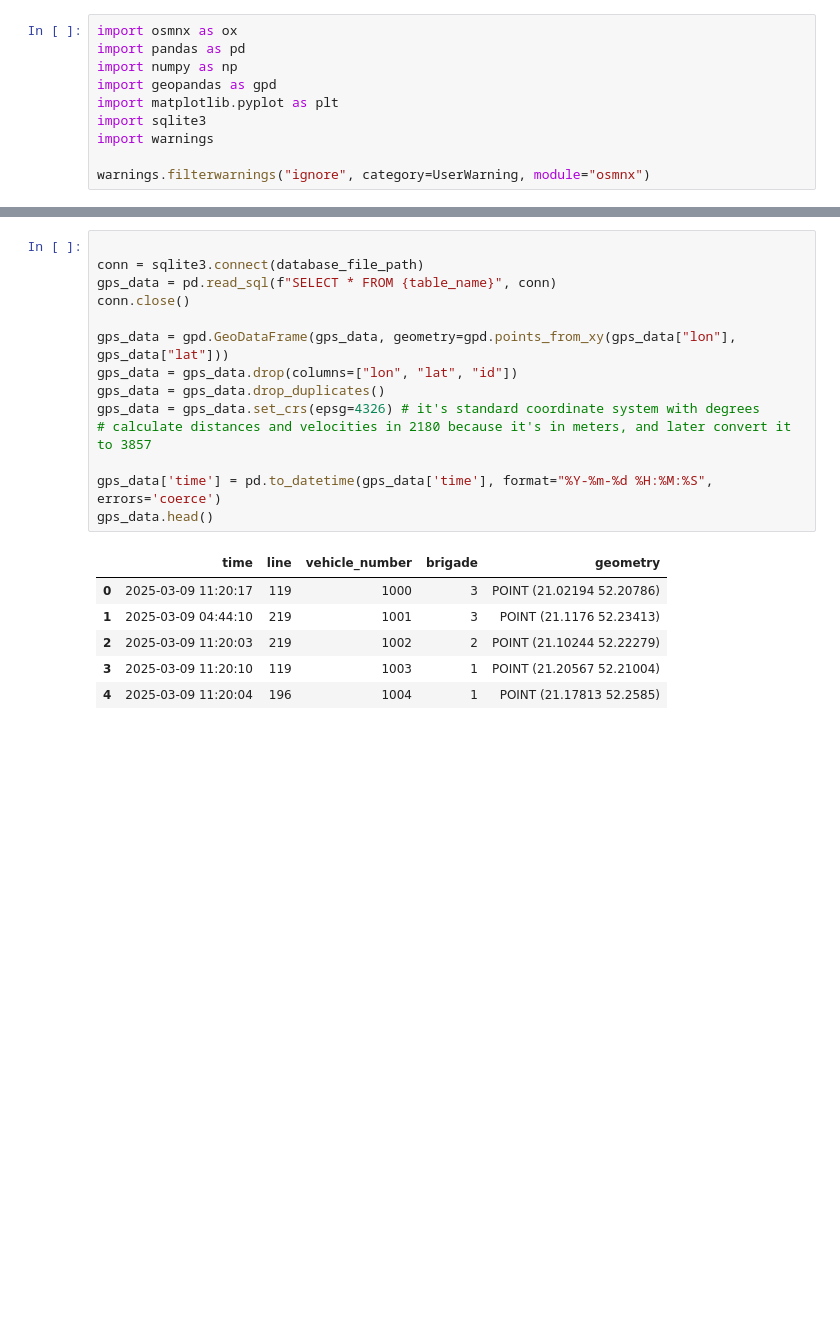
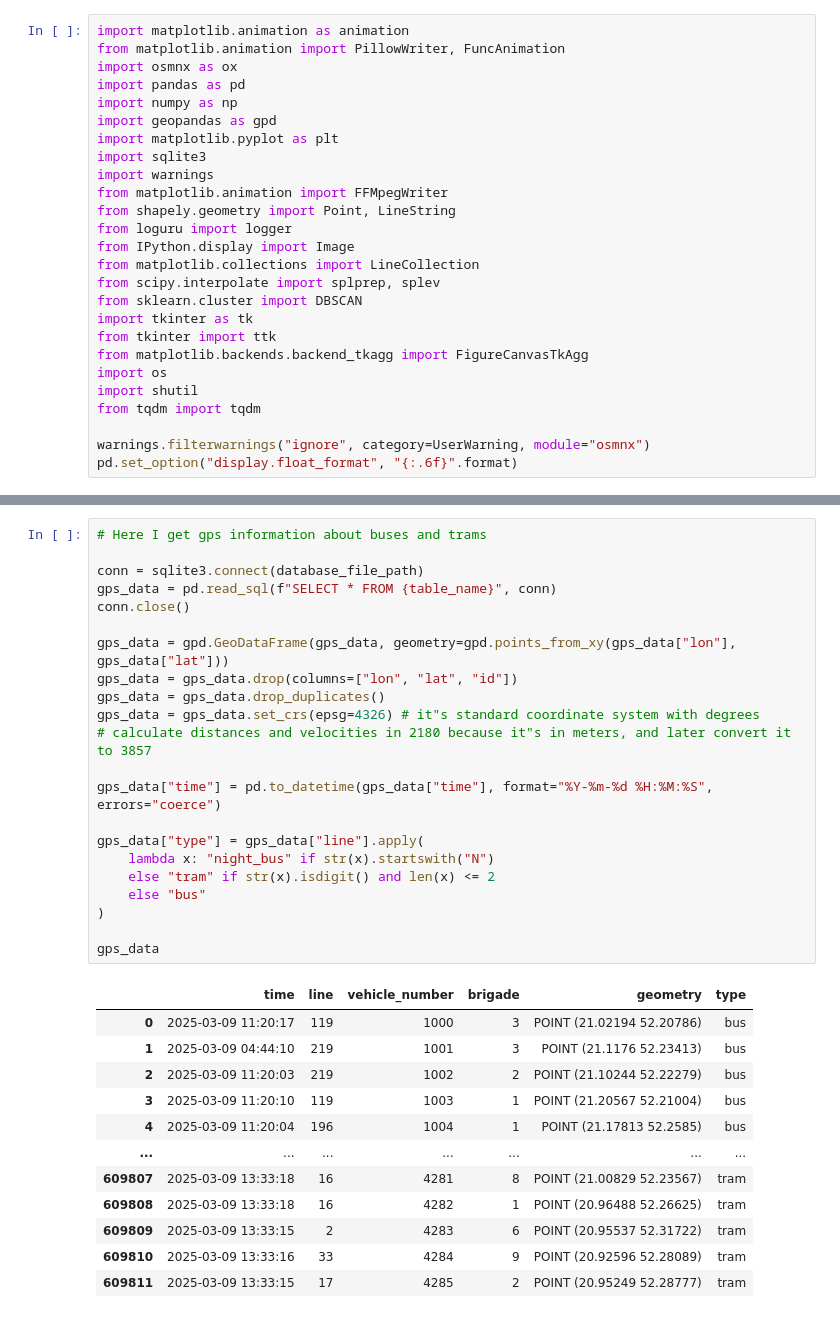
Before and after one commit to PatBoj/Frost-Warsaw, a Jupyter notebook: src/frost_warsaw/process_data.ipynb, the cells around one changed output, grey strips where cells are left out. Cells and saved outputs as stored; diff of their text form; blank space fills up the shorter version.

```diff
--- a/src/frost_warsaw/process_data.ipynb
+++ b/src/frost_warsaw/process_data.ipynb
@@ -1,4 +1,6 @@
 # %%
+import matplotlib.animation as animation
+from matplotlib.animation import PillowWriter, FuncAnimation
 import osmnx as ox
 import pandas as pd
 import numpy as np
@@ -6,5 +8,19 @@ import geopandas as gpd
 import matplotlib.pyplot as plt
 import sqlite3
 import warnings
+from matplotlib.animation import FFMpegWriter
+from shapely.geometry import Point, LineString
+from loguru import logger
+from IPython.display import Image
+from matplotlib.collections import LineCollection
+from scipy.interpolate import splprep, splev
+from sklearn.cluster import DBSCAN
+import tkinter as tk
+from tkinter import ttk
+from matplotlib.backends.backend_tkagg import FigureCanvasTkAgg
+import os
+import shutil
+from tqdm import tqdm
 
 warnings.filterwarnings("ignore", category=UserWarning, module="osmnx")
+pd.set_option("display.float_format", "{:.6f}".format)
@@ -18,21 +400,35 @@ database_file_path = f"{data_parent_directory}/{file_name}.db"
 # %%
+# Here I get gps information about buses and trams
 
 conn = sqlite3.connect(database_file_path)
 gps_data = pd.read_sql(f"SELECT * FROM {table_name}", conn)
 conn.close()
 
 gps_data = gpd.GeoDataFrame(gps_data, geometry=gpd.points_from_xy(gps_data["lon"], gps_data["lat"]))
 gps_data = gps_data.drop(columns=["lon", "lat", "id"])
 gps_data = gps_data.drop_duplicates()
-gps_data = gps_data.set_crs(epsg=4326) # it's standard coordinate system with degrees
-# calculate distances and velocities in 2180 because it's in meters, and later convert it to 3857
+gps_data = gps_data.set_crs(epsg=4326) # it"s standard coordinate system with degrees
+# calculate distances and velocities in 2180 because it"s in meters, and later convert it to 3857
 
-gps_data['time'] = pd.to_datetime(gps_data['time'], format="%Y-%m-%d %H:%M:%S", errors='coerce')
-gps_data.head()
+gps_data["time"] = pd.to_datetime(gps_data["time"], format="%Y-%m-%d %H:%M:%S", errors="coerce")
+
+gps_data["type"] = gps_data["line"].apply(
+    lambda x: "night_bus" if str(x).startswith("N")
+    else "tram" if str(x).isdigit() and len(x) <= 2
+    else "bus"
+)
+
+gps_data
 # %% [output]
-|  | time | line | vehicle_number | brigade | geometry |
-| 0 | 2025-03-09 11:20:17 | 119 | 1000 | 3 | POINT (21.02194 52.20786) |
-| 1 | 2025-03-09 04:44:10 | 219 | 1001 | 3 | POINT (21.1176 52.23413) |
-| 2 | 2025-03-09 11:20:03 | 219 | 1002 | 2 | POINT (21.10244 52.22279) |
-| 3 | 2025-03-09 11:20:10 | 119 | 1003 | 1 | POINT (21.20567 52.21004) |
-| 4 | 2025-03-09 11:20:04 | 196 | 1004 | 1 | POINT (21.17813 52.2585) |
+|  | time | line | vehicle_number | brigade | geometry | type |
+| 0 | 2025-03-09 11:20:17 | 119 | 1000 | 3 | POINT (21.02194 52.20786) | bus |
+| 1 | 2025-03-09 04:44:10 | 219 | 1001 | 3 | POINT (21.1176 52.23413) | bus |
+| 2 | 2025-03-09 11:20:03 | 219 | 1002 | 2 | POINT (21.10244 52.22279) | bus |
+| 3 | 2025-03-09 11:20:10 | 119 | 1003 | 1 | POINT (21.20567 52.21004) | bus |
+| 4 | 2025-03-09 11:20:04 | 196 | 1004 | 1 | POINT (21.17813 52.2585) | bus |
+| ... | ... | ... | ... | ... | ... | ... |
+| 609807 | 2025-03-09 13:33:18 | 16 | 4281 | 8 | POINT (21.00829 52.23567) | tram |
+| 609808 | 2025-03-09 13:33:18 | 16 | 4282 | 1 | POINT (20.96488 52.26625) | tram |
+| 609809 | 2025-03-09 13:33:15 | 2 | 4283 | 6 | POINT (20.95537 52.31722) | tram |
+| 609810 | 2025-03-09 13:33:16 | 33 | 4284 | 9 | POINT (20.92596 52.28089) | tram |
+| 609811 | 2025-03-09 13:33:15 | 17 | 4285 | 2 | POINT (20.95249 52.28777) | tram |
```
Also changed, not shown: parts of 24 cells of this notebook, 5 other files.
